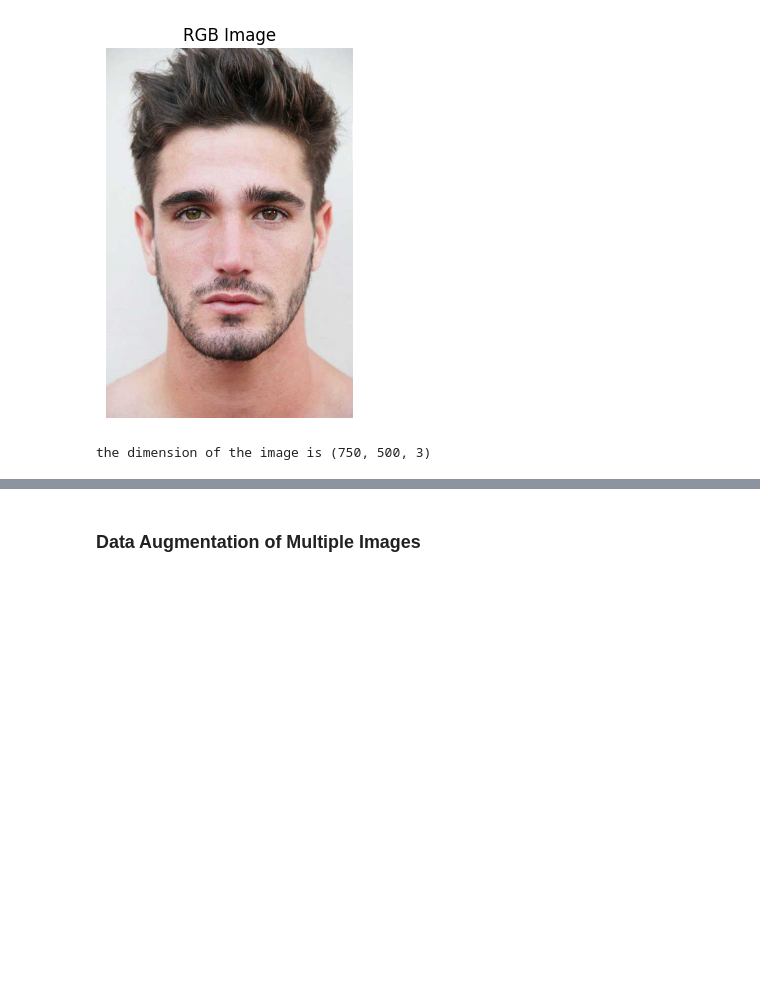
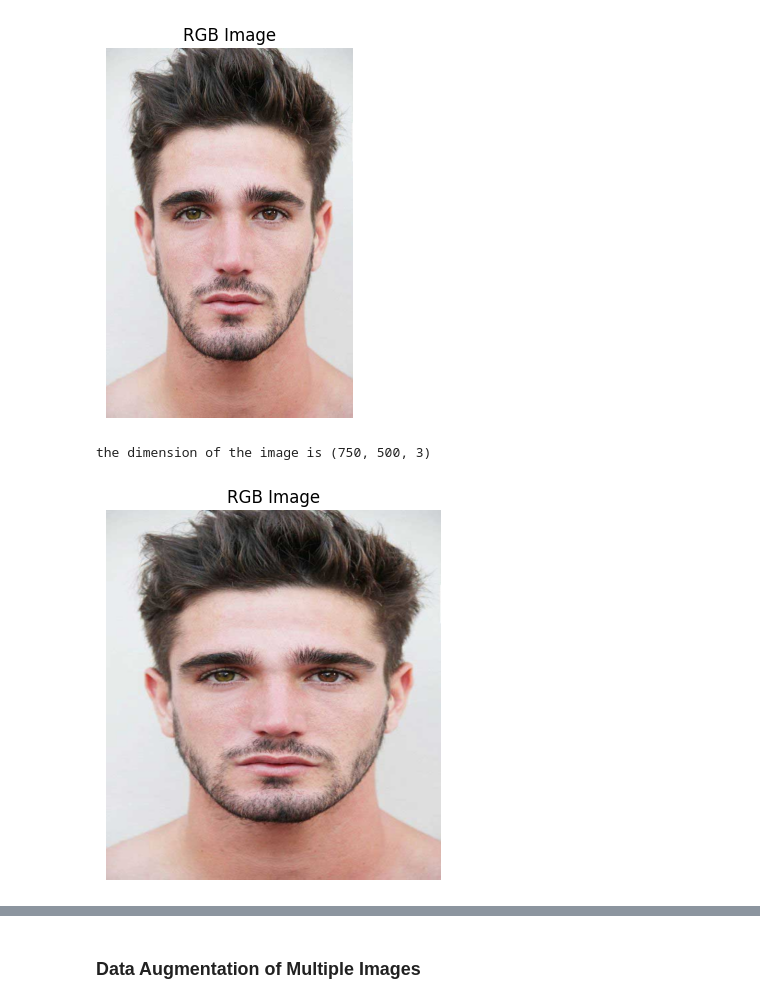
Before and after one commit to Vetair/MVexercises, a Jupyter notebook: MV_Seminar_Week_2_(Image_Processing)_Blank.ipynb, the cells around one changed output, grey strips where cells are left out. Drawn from its saved outputs; the diff is of its cells as text; code cells hidden in the pictures; blank space fills up the shorter version.

```diff
--- a/MV_Seminar_Week_2_(Image_Processing)_Blank.ipynb
+++ b/MV_Seminar_Week_2_(Image_Processing)_Blank.ipynb
@@ -356,9 +356,17 @@ print(f'the dimension of the image is {augmentation_image.shape}')
 the dimension of the image is (750, 500, 3)
 # %%
 # reshape the image to a numpy array of Rank 4 "(1,529,585,3)"
-augmentation_image = augmentation_image.reshape((1,) + augmentation_image.shape)  #"Write the code here to read the image"
+augmentation_image = cv2.resize(augmentation_image, (529,585))
+plt.imshow(augmentation_image)
+plt.title('RGB Image')
+plt.axis('off')
+plt.show()
+
+augmentation_image = augmentation_image.reshape((1,529,585,3))  #"Write the code here to read the image"
 
 #??????????????????????????
+# %% [output]
+[figure, added]
 # %%
 ##### Print the dimension of the reshaped image using f'string. (# f'sting helps us customize our print statement')
 print(f'the dimension of the reshaped image is {augmentation_image.shape}')
```
Also changed, not shown: parts of 2 cells of this notebook.
